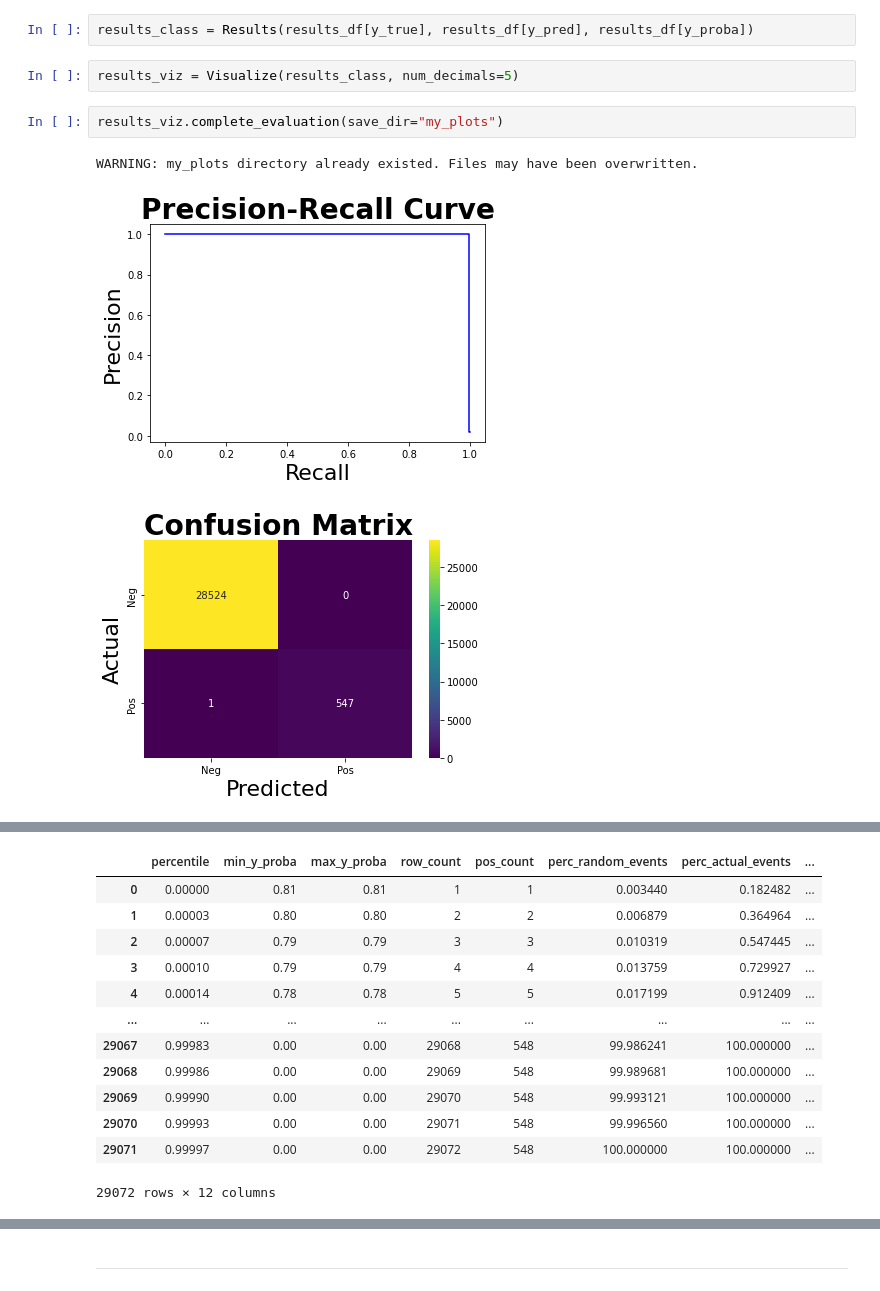
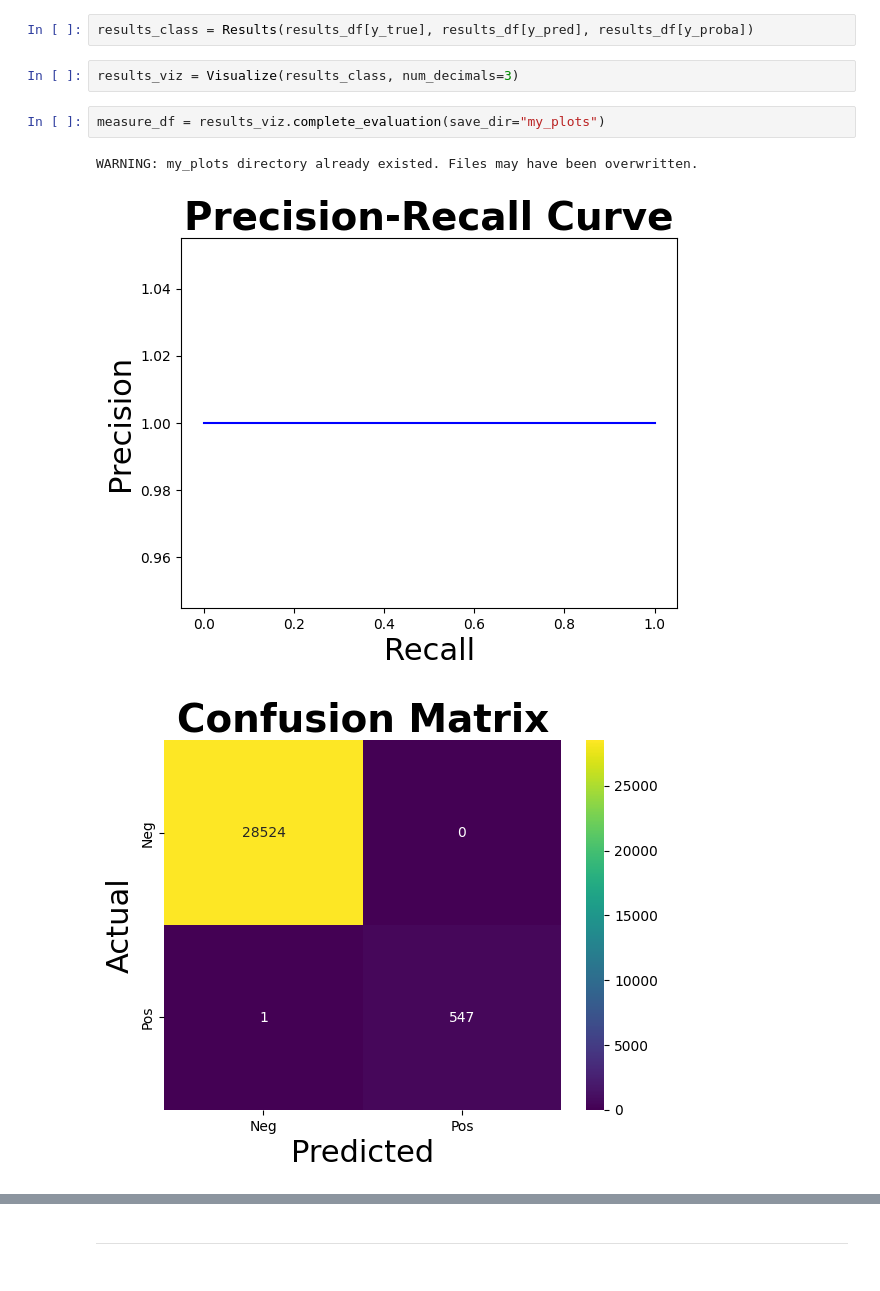
Before and after one commit to cvs-health/aequilibrium, a Jupyter notebook: docs/Examples/demo_notebook.ipynb, the cells around one changed output, grey strips where cells are left out. Saved outputs shown, nothing was run; the diff lists cells and outputs as text.

```diff
--- a/docs/Examples/demo_notebook.ipynb
+++ b/docs/Examples/demo_notebook.ipynb
@@ -190,10 +190,10 @@ y_proba = "y_proba"
 # %%
 results_class = Results(results_df[y_true], results_df[y_pred], results_df[y_proba])
 # %%
-results_viz = Visualize(results_class, num_decimals=5)
+results_viz = Visualize(results_class, num_decimals=3)
 # %%
-results_viz.complete_evaluation(save_dir="my_plots")
+measure_df = results_viz.complete_evaluation(save_dir="my_plots")
 # %% [output]
 WARNING: my_plots directory already existed. Files may have been overwritten.
-[figure, old version]
+[figure, new version]
-[figure, old version]
+[figure, new version]
@@ -202,13 +201,0 @@ WARNING: my_plots directory already existed. Files may have been overwritten.
-|  | percentile | min_y_proba | max_y_proba | row_count | pos_count | perc_random_events | perc_actual_events | ... |
-| 0 | 0.00000 | 0.81 | 0.81 | 1 | 1 | 0.003440 | 0.182482 | ... |
-| 1 | 0.00003 | 0.80 | 0.80 | 2 | 2 | 0.006879 | 0.364964 | ... |
-| 2 | 0.00007 | 0.79 | 0.79 | 3 | 3 | 0.010319 | 0.547445 | ... |
-| 3 | 0.00010 | 0.79 | 0.79 | 4 | 4 | 0.013759 | 0.729927 | ... |
-| 4 | 0.00014 | 0.78 | 0.78 | 5 | 5 | 0.017199 | 0.912409 | ... |
-| ... | ... | ... | ... | ... | ... | ... | ... | ... |
-| 29067 | 0.99983 | 0.00 | 0.00 | 29068 | 548 | 99.986241 | 100.000000 | ... |
-| 29068 | 0.99986 | 0.00 | 0.00 | 29069 | 548 | 99.989681 | 100.000000 | ... |
-| 29069 | 0.99990 | 0.00 | 0.00 | 29070 | 548 | 99.993121 | 100.000000 | ... |
-| 29070 | 0.99993 | 0.00 | 0.00 | 29071 | 548 | 99.996560 | 100.000000 | ... |
-| 29071 | 0.99997 | 0.00 | 0.00 | 29072 | 548 | 100.000000 | 100.000000 | ... |
-29072 rows × 12 columns
```
Also changed, not shown: parts of 12 cells of this notebook, 2 other files.
